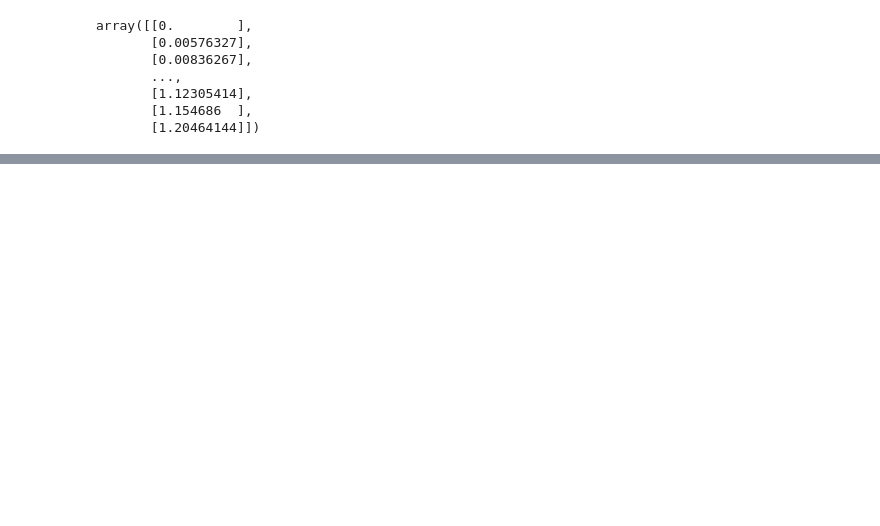
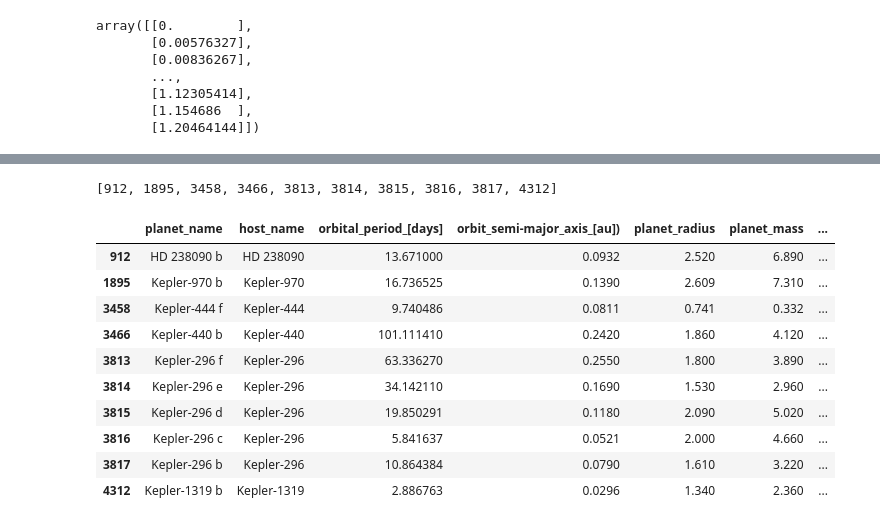
Before and after one commit to aminmadrileno/Exoplanet-project, a Jupyter notebook: quickanalysis.ipynb, the cells around one changed output, grey strips where cells are left out. Drawn from its saved outputs; the diff is of its cells as text; code cells hidden in the pictures; blank space fills up the shorter version.

```diff
--- a/quickanalysis.ipynb
+++ b/quickanalysis.ipynb
@@ -216,0 +324,33 @@ Kepler-172 d
+# %%
+toptenindex = [231,
+733,
+1695,
+1703,
+2029,
+2030,
+2031,
+2032,
+2033,
+2517]
+# %%
+planets = euclidean_sinmltest.iloc[toptenindex]
+# %%
+planets = planets.index.to_list()
+# %%
+planets
+# %% [output]
+[912, 1895, 3458, 3466, 3813, 3814, 3815, 3816, 3817, 4312]
+# %%
+euclidean_sinml.iloc[planets]
+# %% [output]
+|  | planet_name | host_name | orbital_period_[days] | orbit_semi-major_axis_[au]) | planet_radius | planet_mass | ... |
+| 912 | HD 238090 b | HD 238090 | 13.671000 | 0.0932 | 2.520 | 6.890 | ... |
+| 1895 | Kepler-970 b | Kepler-970 | 16.736525 | 0.1390 | 2.609 | 7.310 | ... |
+| 3458 | Kepler-444 f | Kepler-444 | 9.740486 | 0.0811 | 0.741 | 0.332 | ... |
+| 3466 | Kepler-440 b | Kepler-440 | 101.111410 | 0.2420 | 1.860 | 4.120 | ... |
+| 3813 | Kepler-296 f | Kepler-296 | 63.336270 | 0.2550 | 1.800 | 3.890 | ... |
+| 3814 | Kepler-296 e | Kepler-296 | 34.142110 | 0.1690 | 1.530 | 2.960 | ... |
+| 3815 | Kepler-296 d | Kepler-296 | 19.850291 | 0.1180 | 2.090 | 5.020 | ... |
+| 3816 | Kepler-296 c | Kepler-296 | 5.841637 | 0.0521 | 2.000 | 4.660 | ... |
+| 3817 | Kepler-296 b | Kepler-296 | 10.864384 | 0.0790 | 1.610 | 3.220 | ... |
+| 4312 | Kepler-1319 b | Kepler-1319 | 2.886763 | 0.0296 | 1.340 | 2.360 | ... |
```
Also changed, not shown: parts of 32 cells of this notebook, 7 other files.
